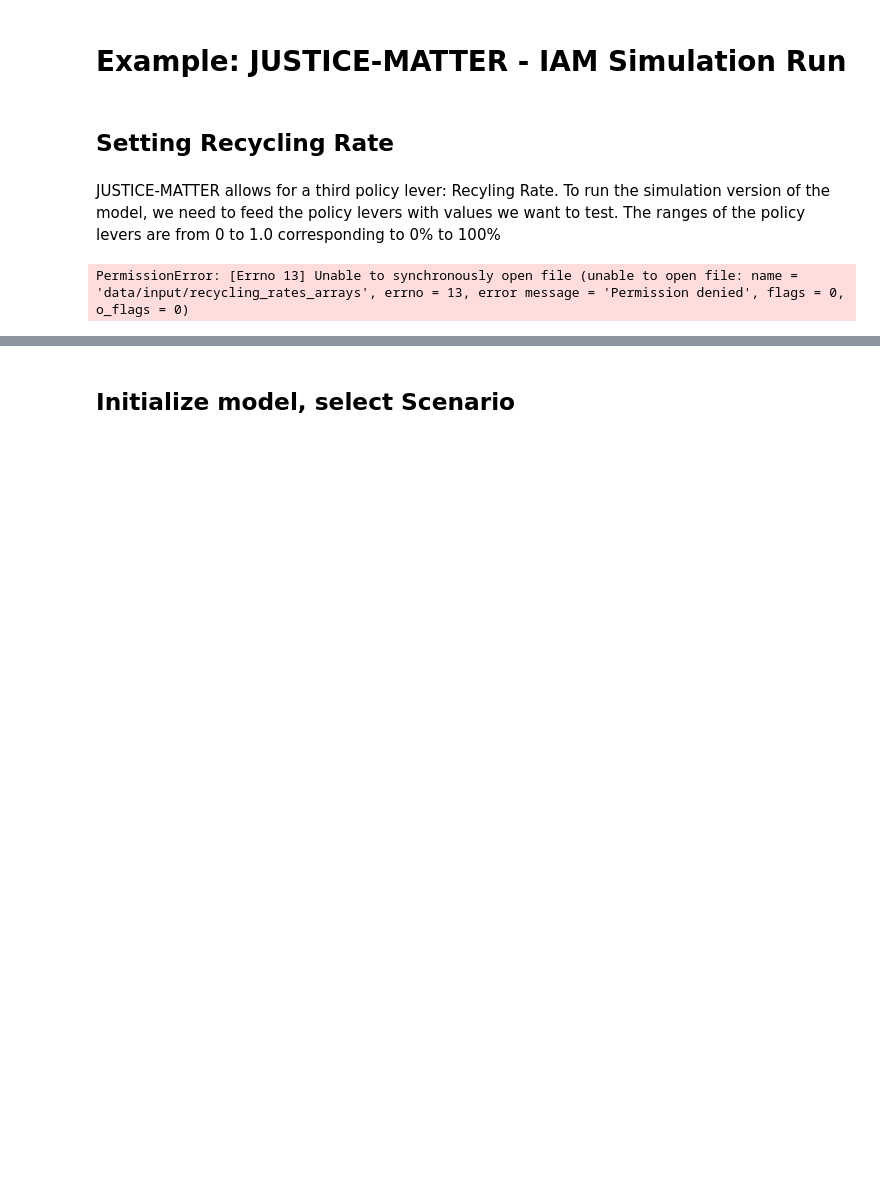
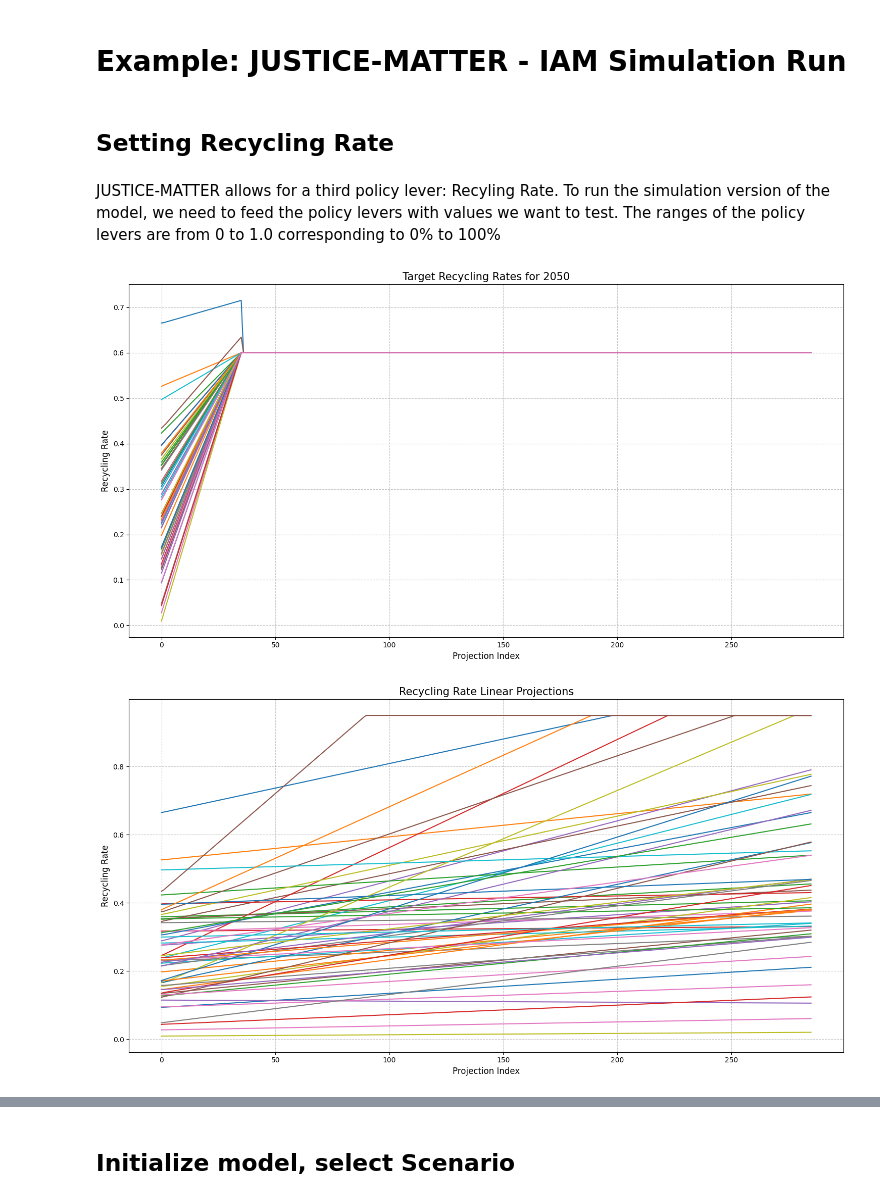
Before and after one commit to pollockDeVis/JUSTICE, a Jupyter notebook: JUSTICE-MATTER.ipynb, the cells around one changed output, grey strips where cells are left out. Saved outputs shown, nothing was run; the diff lists cells and outputs as text; code cells hidden in the pictures; blank space fills up the shorter version.

```diff
--- a/JUSTICE-MATTER.ipynb
+++ b/JUSTICE-MATTER.ipynb
@@ -11,16 +11,49 @@ from src.util.model_time import TimeHorizon
 ## Setting Recycling Rate
 # %% [markdown]
 JUSTICE-MATTER allows for a third policy lever: Recyling Rate. To run the simulation version of the model, we need to feed the policy levers with values we want to test. The ranges of the policy levers are from 0 to 1.0 corresponding to 0% to 100%
-# %%
-import h5py
-
-file_path = "data/input/recycling_rates_arrays"
-# In use stock initial values
-# Open the HDF5 file and read the dataset
-with h5py.File(file_path, 'r') as f:
-    recycling_rate_init = f['recycling_rate_2015'][:]
-
-# Display the initial recycling rates
-print(recycling_rate_init)
-# %% [output]
-PermissionError: [Errno 13] Unable to synchronously open file (unable to open file: name = 'data/input/recycling_rates_arrays', errno = 13, error message = 'Permission denied', flags = 0, o_flags = 0)
+# %%
+import h5py
+import matplotlib.pyplot as plt
+import numpy as np
+
+# Define the paths to your HDF5 files #TODO remove the shitty paths
+file_path_2015 = r"C:\Users\angel\OneDrive\Escritorio\JUSTICE\JUSTICE\data\input\recycling_rates_arrays\recycling_rate_2015.hdf5"
+file_path_2050 = r"C:\Users\angel\OneDrive\Escritorio\JUSTICE\JUSTICE\data\input\recycling_rates_arrays\recycling_rate_2050_target.hdf5"
+file_path_projections = r"C:\Users\angel\OneDrive\Escritorio\JUSTICE\JUSTICE\data\input\recycling_rates_arrays\recycling_rate_linear_proyection.hdf5"
+
+# Read the datasets from the HDF5 files
+with h5py.File(file_path_2015, 'r') as f:
+    recycling_rate_2015 = f['recycling_rate_2015'][:]
+
+with h5py.File(file_path_2050, 'r') as f:
+    recycling_rate_2050_target = f['recycling_rate_2050_target'][:]
+
+with h5py.File(file_path_projections, 'r') as f:
+    recycling_rate_linear_projections = f['recycling_rate_linear_proyection'][:]
+
+# Plotting the target recycling rates for 2050
+plt.figure(figsize=(15, 8))
+for i in range(recycling_rate_2050_target.shape[0]):
+    plt.plot(recycling_rate_2050_target[i], label=f'Region {i+1}')
+plt.xlabel('Projection Index', fontsize=12)
+plt.ylabel('Recycling Rate', fontsize=12)
+plt.title('Target Recycling Rates for 2050', fontsize=15)
+
+plt.grid(True, linestyle='--', alpha=0.7)
+plt.tight_layout()
+plt.show()
+
+# Plotting the linear projections
+plt.figure(figsize=(15, 8))
+for i in range(recycling_rate_linear_projections.shape[0]):
+    plt.plot(recycling_rate_linear_projections[i], label=f'Region {i+1}')
+plt.xlabel('Projection Index', fontsize=12)
+plt.ylabel('Recycling Rate', fontsize=12)
+plt.title('Recycling Rate Linear Projections', fontsize=15)
+
+plt.grid(True, linestyle='--', alpha=0.7)
+plt.tight_layout()
+plt.show()
+# %% [output]
+[figure, added]
+[figure, added]
```
Also changed, not shown: parts of 6 cells of this notebook, 1 other file.
